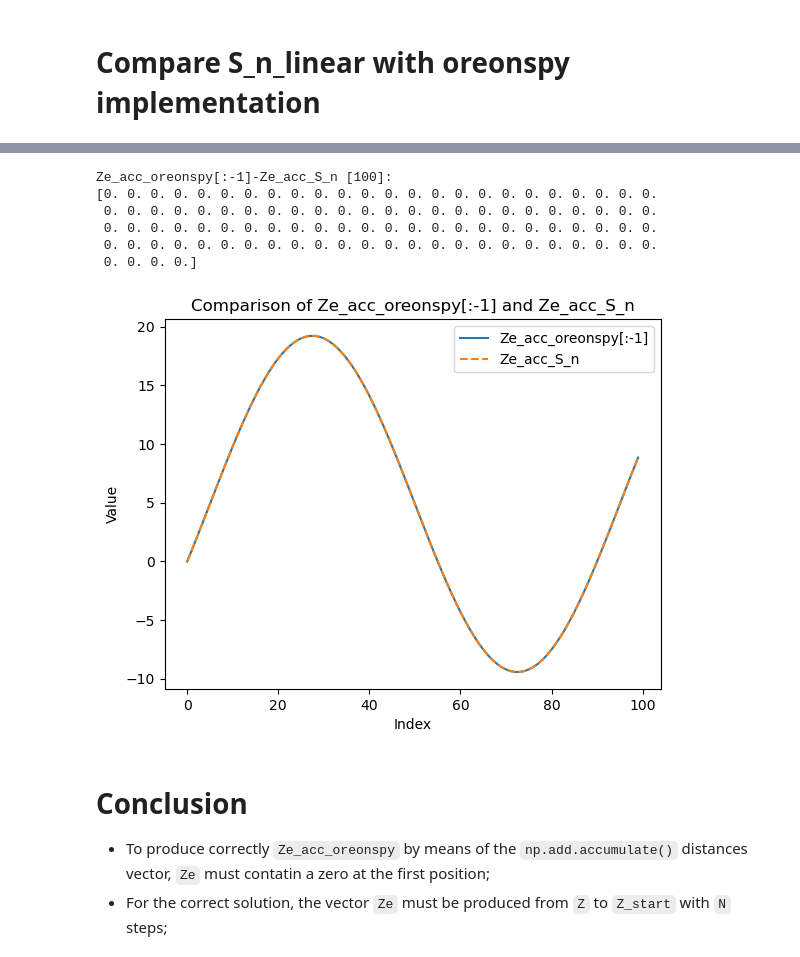
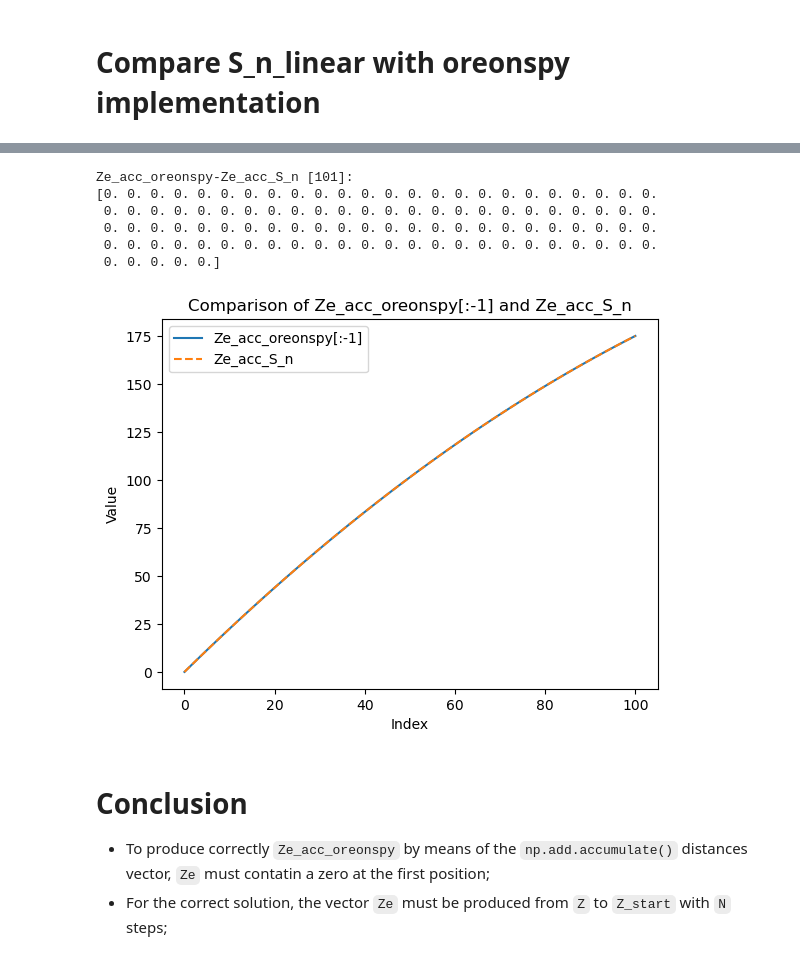
Before and after one commit to matib12/oreonspy, a Jupyter notebook: nb/Simulator development/Simulator math tests.ipynb, the cells around one changed output, grey strips where cells are left out. Drawn from its saved outputs; the diff is of its cells as text; code cells hidden in the pictures.

Commit message:
Analysis of oreonspy results for the same cavity at various sampling speeds.

```diff
--- a/nb/Simulator development/Simulator math tests.ipynb
+++ b/nb/Simulator development/Simulator math tests.ipynb
@@ -40,18 +61,18 @@ def transform_distances(d_t):
 
     Rakhmanov Eq. 1.56
     """
-    #return d_t
-    return np.sin(2 * np.pi * d_t)
+    return d_t
+    #return np.sin(2 * np.pi * d_t)
 # %%
 # Create a list of distances for S_n_linear
 
-d_t = np.linspace(Z, Z_start, N)
+d_t = np.linspace(Z_start, Z, N)
 d_t = transform_distances(d_t)
 
 print("d_t[{}]:".format(len(d_t)))
 print(d_t)
 
-a = S_n_linear(99, d_t)
+a = S_n_linear(100, d_t)
 print(a)
 # %% [output]
 d_t[100]:
@@ -75,9 +98,9 @@ d_t[100]:
 # Generate the list of integrated distances using S_n_linear function
 
 Ze_acc_S_n = []
-for i in range(N):
+for i in range(N+1):
     Ze_acc_S_n.append(S_n_linear(i, d_t))
 
-print("r[{0}]:".format(len(Ze_acc_S_n)))
+print("Ze_acc_S_n[{0}]:".format(len(Ze_acc_S_n)))
 print(np.array(Ze_acc_S_n))
 # %% [output]
@@ -115,7 +137,7 @@ plt.legend()
 # To use np.add.accumulate and make it produce the first element 0, Ze must have the first element 0.
 
 Ze = np.zeros(N + 1)
-Ze[1:] = np.linspace(Z, Z_start, N, endpoint=True)  # endpoint=True is not consistent with the oreosnpy code
+Ze[1:] = np.linspace(Z_start, Z, N, endpoint=True)[::-1]  # endpoint=True is not consistent with the oreosnpy code
 Ze[0] = 0.
 
 Ze = transform_distances(Ze)
@@ -182,25 +216,25 @@ plt.show()
 # %%
 # Final product: Accumulated distances (relevant for calculation)
-print("Ze_acc_oreonspy[:-1]-Ze_acc_S_n [{}]:".format(len(Ze_acc_oreonspy[:-1])))
-print(Ze_acc_oreonspy[:-1]-Ze_acc_S_n)
+print("Ze_acc_oreonspy-Ze_acc_S_n [{}]:".format(len(Ze_acc_oreonspy)))
+print(Ze_acc_oreonspy-Ze_acc_S_n)
 # %% [output]
-Ze_acc_oreonspy[:-1]-Ze_acc_S_n [100]:
+Ze_acc_oreonspy-Ze_acc_S_n [101]:
 [0. 0. 0. 0. 0. 0. 0. 0. 0. 0. 0. 0. 0. 0. 0. 0. 0. 0. 0. 0. 0. 0. 0. 0.
  0. 0. 0. 0. 0. 0. 0. 0. 0. 0. 0. 0. 0. 0. 0. 0. 0. 0. 0. 0. 0. 0. 0. 0.
  0. 0. 0. 0. 0. 0. 0. 0. 0. 0. 0. 0. 0. 0. 0. 0. 0. 0. 0. 0. 0. 0. 0. 0.
  0. 0. 0. 0. 0. 0. 0. 0. 0. 0. 0. 0. 0. 0. 0. 0. 0. 0. 0. 0. 0. 0. 0. 0.
- 0. 0. 0. 0.]
+ 0. 0. 0. 0. 0.]
 # %%
-plt.plot(Ze_acc_oreonspy[:-1], label='Ze_acc_oreonspy[:-1]')
+plt.plot(Ze_acc_oreonspy, label='Ze_acc_oreonspy[:-1]')
 plt.plot(Ze_acc_S_n, label='Ze_acc_S_n', ls='--')
 
 plt.legend()
 plt.xlabel('Index')
 plt.ylabel('Value')
 plt.title('Comparison of Ze_acc_oreonspy[:-1] and Ze_acc_S_n')
 plt.show()
 # %% [output]
-[figure, old version]
+[figure, new version]
 # %% [markdown]
 # Conclusion
 
```
Also changed, not shown: parts of 20 cells of this notebook, 5 other files.
